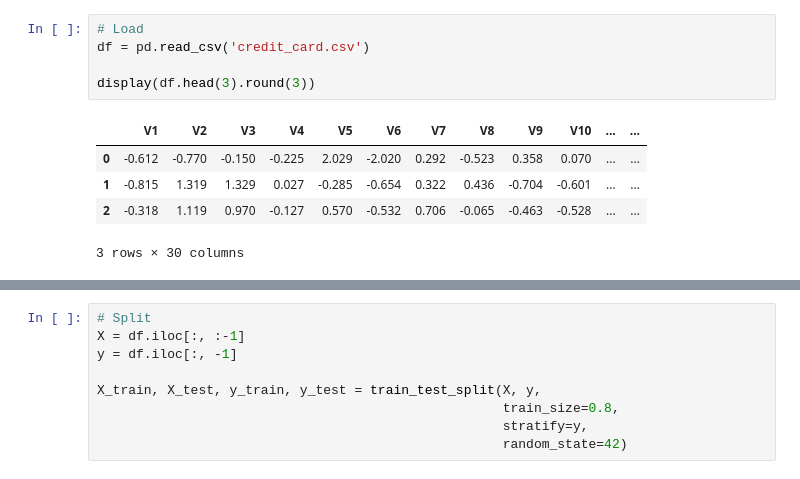
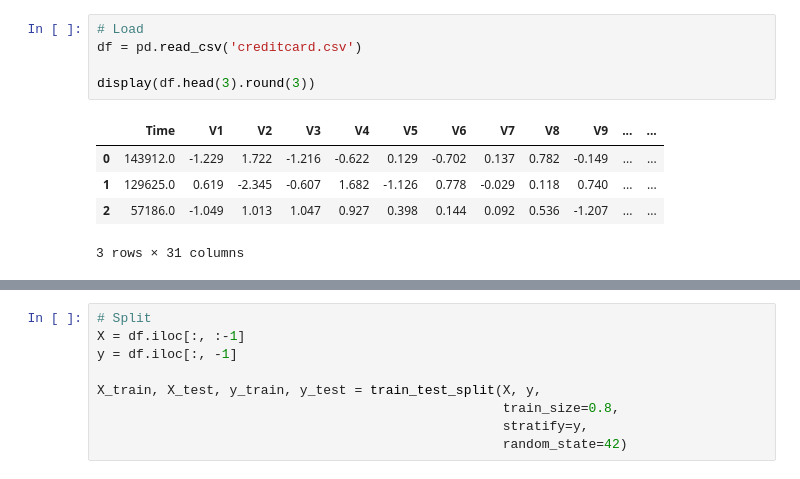
Before and after one commit to ian-cokehyeng/Imbalanced_Classification, a Jupyter notebook: Imbalanced.ipynb, the cells around one changed output, grey strips where cells are left out. Drawn from its saved outputs; the diff is of its cells as text.

```diff
--- a/Imbalanced.ipynb
+++ b/Imbalanced.ipynb
@@ -50,11 +68,11 @@ Data retrieved from: <br>
 # %%
 # Load
-df = pd.read_csv('credit_card.csv')
+df = pd.read_csv('creditcard.csv')
 
 display(df.head(3).round(3))
 # %% [output]
-|  | V1 | V2 | V3 | V4 | V5 | V6 | V7 | V8 | V9 | V10 | ... | ... |
-| 0 | -0.612 | -0.770 | -0.150 | -0.225 | 2.029 | -2.020 | 0.292 | -0.523 | 0.358 | 0.070 | ... | ... |
-| 1 | -0.815 | 1.319 | 1.329 | 0.027 | -0.285 | -0.654 | 0.322 | 0.436 | -0.704 | -0.601 | ... | ... |
-| 2 | -0.318 | 1.119 | 0.970 | -0.127 | 0.570 | -0.532 | 0.706 | -0.065 | -0.463 | -0.528 | ... | ... |
+|  | Time | V1 | V2 | V3 | V4 | V5 | V6 | V7 | V8 | V9 | ... | ... |
+| 0 | 143912.0 | -1.229 | 1.722 | -1.216 | -0.622 | 0.129 | -0.702 | 0.137 | 0.782 | -0.149 | ... | ... |
+| 1 | 129625.0 | 0.619 | -2.345 | -0.607 | 1.682 | -1.126 | 0.778 | -0.029 | 0.118 | 0.740 | ... | ... |
+| 2 | 57186.0 | -1.049 | 1.013 | 1.047 | 0.927 | 0.398 | 0.144 | 0.092 | 0.536 | -1.207 | ... | ... |
-3 rows × 30 columns
+3 rows × 31 columns
```
Also changed, not shown: parts of 49 cells of this notebook, 4 other files.
